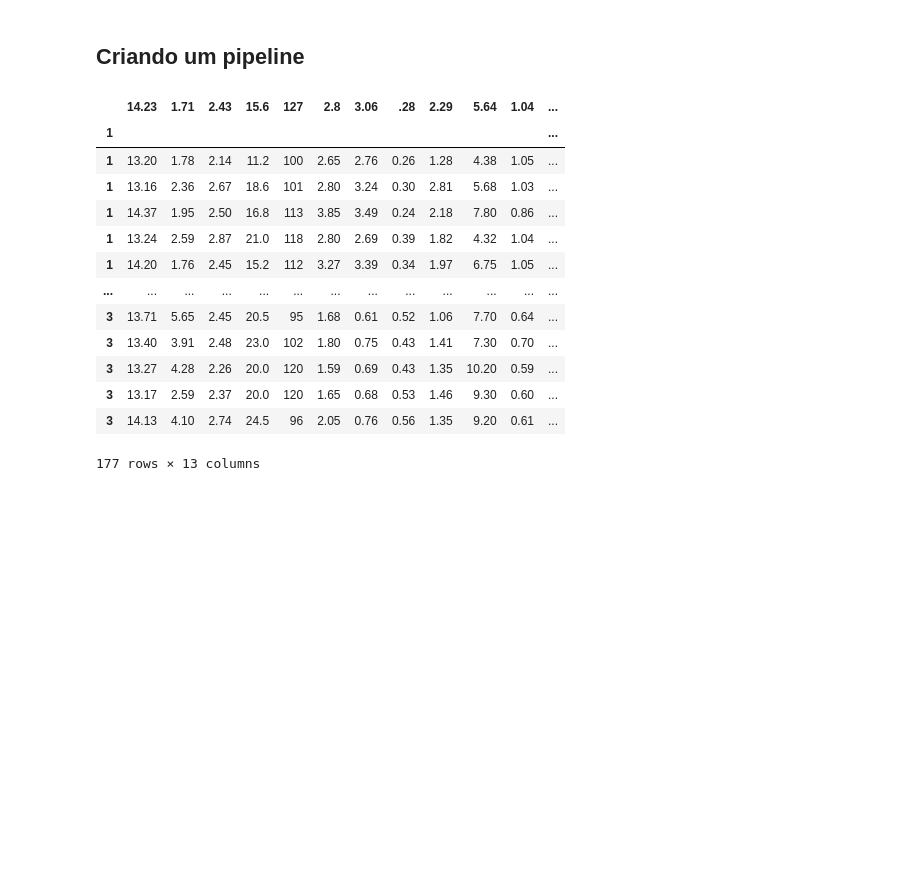
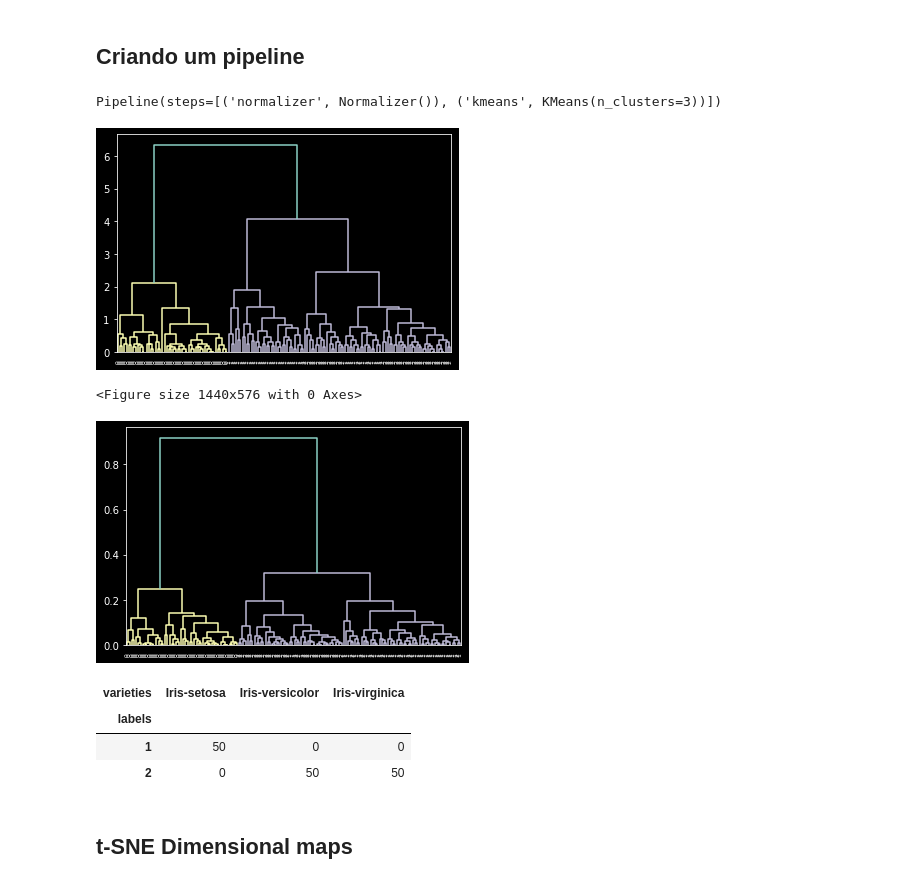
Before and after one commit to renan-lemes/python_labs, a Jupyter notebook: DataCampMachineLearn/Unsupervised/Unsupervised.ipynb, the cells around one changed output. Cells and saved outputs as stored; diff of their text form; code cells hidden in the pictures; blank space fills up the shorter version.

```diff
--- a/DataCampMachineLearn/Unsupervised/Unsupervised.ipynb
+++ b/DataCampMachineLearn/Unsupervised/Unsupervised.ipynb
@@ -157,17 +177,22 @@ txt = pd.read_csv("wine.data.csv", index_col=0)
-# %%
-txt
-# %% [output]
-|  | 14.23 | 1.71 | 2.43 | 15.6 | 127 | 2.8 | 3.06 | .28 | 2.29 | 5.64 | 1.04 | ... |
-| 1 |  |  |  |  |  |  |  |  |  |  |  | ... |
-| 1 | 13.20 | 1.78 | 2.14 | 11.2 | 100 | 2.65 | 2.76 | 0.26 | 1.28 | 4.38 | 1.05 | ... |
-| 1 | 13.16 | 2.36 | 2.67 | 18.6 | 101 | 2.80 | 3.24 | 0.30 | 2.81 | 5.68 | 1.03 | ... |
-| 1 | 14.37 | 1.95 | 2.50 | 16.8 | 113 | 3.85 | 3.49 | 0.24 | 2.18 | 7.80 | 0.86 | ... |
-| 1 | 13.24 | 2.59 | 2.87 | 21.0 | 118 | 2.80 | 2.69 | 0.39 | 1.82 | 4.32 | 1.04 | ... |
-| 1 | 14.20 | 1.76 | 2.45 | 15.2 | 112 | 3.27 | 3.39 | 0.34 | 1.97 | 6.75 | 1.05 | ... |
-| ... | ... | ... | ... | ... | ... | ... | ... | ... | ... | ... | ... | ... |
-| 3 | 13.71 | 5.65 | 2.45 | 20.5 | 95 | 1.68 | 0.61 | 0.52 | 1.06 | 7.70 | 0.64 | ... |
-| 3 | 13.40 | 3.91 | 2.48 | 23.0 | 102 | 1.80 | 0.75 | 0.43 | 1.41 | 7.30 | 0.70 | ... |
-| 3 | 13.27 | 4.28 | 2.26 | 20.0 | 120 | 1.59 | 0.69 | 0.43 | 1.35 | 10.20 | 0.59 | ... |
-| 3 | 13.17 | 2.59 | 2.37 | 20.0 | 120 | 1.65 | 0.68 | 0.53 | 1.46 | 9.30 | 0.60 | ... |
-| 3 | 14.13 | 4.10 | 2.74 | 24.5 | 96 | 2.05 | 0.76 | 0.56 | 1.35 | 9.20 | 0.61 | ... |
-177 rows × 13 columns
+# %%
+normalizar = Normalizer()
+kmeans = KMeans(n_clusters=3)
+pipeline = make_pipeline(normalizar, kmeans)
+pipeline.fit(samples)
+# %% [output]
+Pipeline(steps=[('normalizer', Normalizer()), ('kmeans', KMeans(n_clusters=3))])
+# %%
+mergings = linkage(samples, method='complete')
+dendrogram(mergings, labels=labels, leaf_rotation=90, leaf_font_size=6)
+plt.figure(figsize=(20,8))
+plt.show()
+# %% [output]
+[figure, added]
+<Figure size 1440x576 with 0 Axes>
+# %%
+normalizar_samples = normalize(samples)
+mergs = linkage(normalizar_samples, method='complete')
+dendrogram(mergs, labels=labels, leaf_rotation=90, leaf_font_size=6)
+plt.show()
+# %% [output]
+[figure, added]
@@ -173,0 +208,10 @@ txt
+# %%
+cst = pd.crosstab(dfnew['labels'], dfnew['varieties'])
+cst
+# %% [output]
+| varieties | Iris-setosa | Iris-versicolor | Iris-virginica |
+| labels |  |  |  |
+| 1 | 50 | 0 | 0 |
+| 2 | 0 | 50 | 50 |
+# %% [markdown]
+## t-SNE Dimensional maps
```
Also changed, not shown: parts of 14 cells of this notebook.
